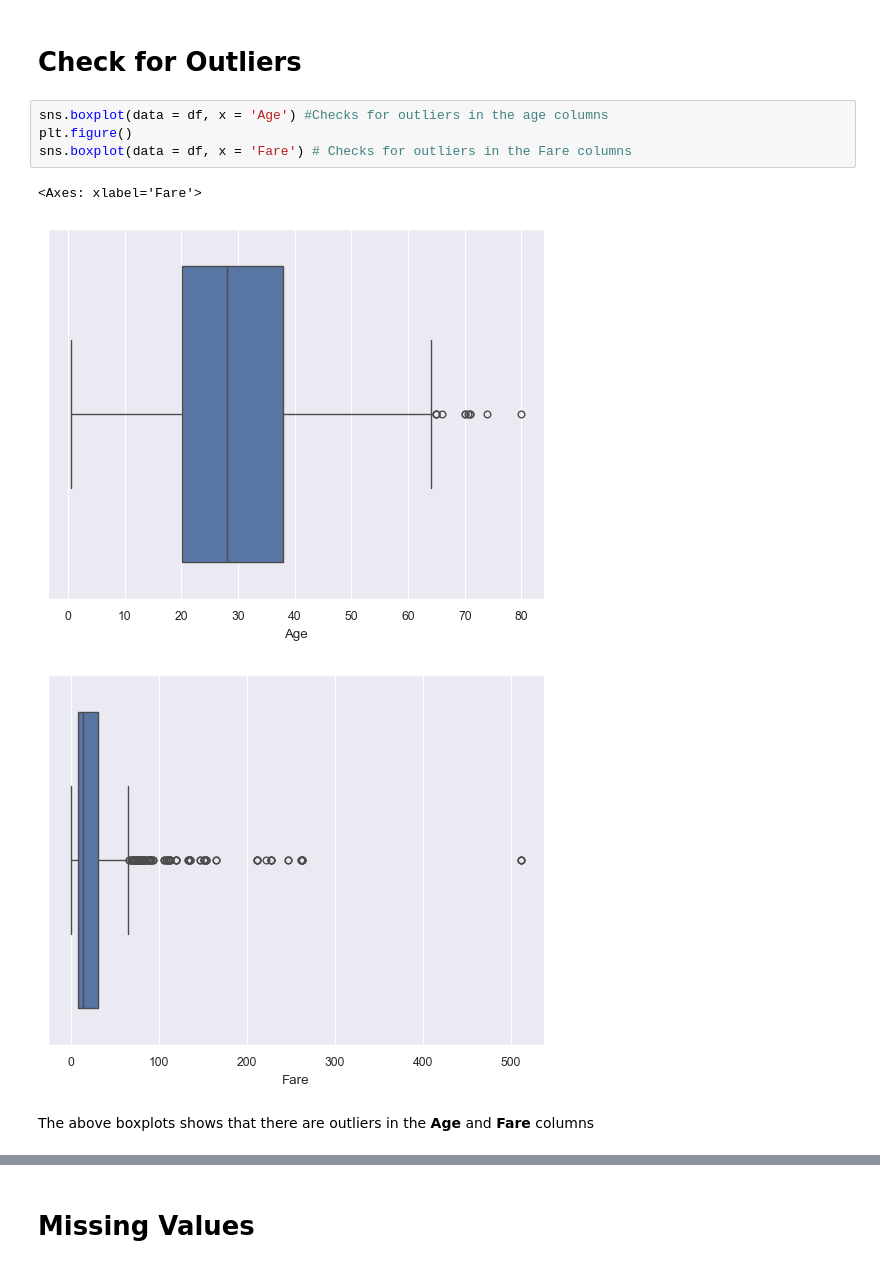
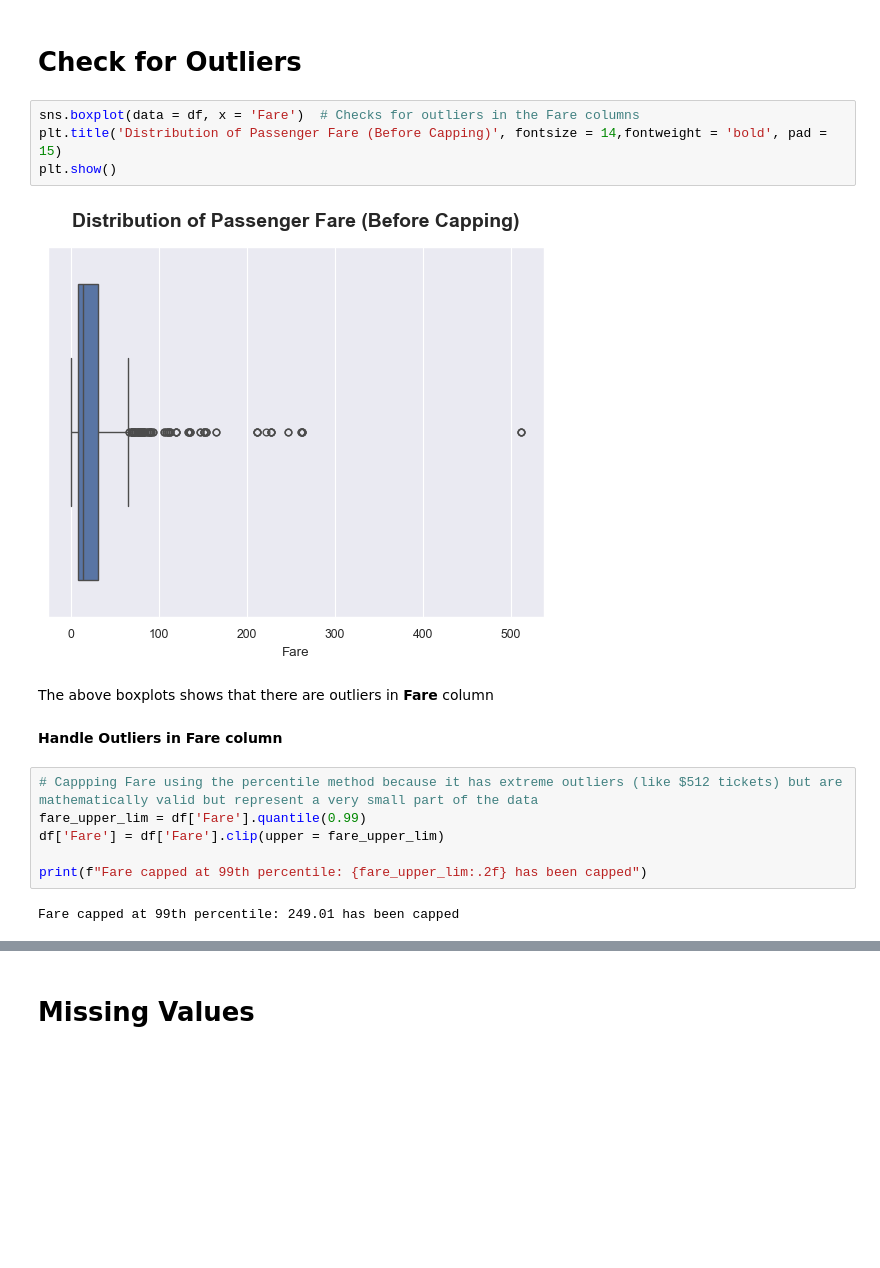
Before and after one commit to Timkizz/Titanic_ML_Falade_Michael, a Jupyter notebook: Titanic.ipynb, the cells around one changed output, grey strips where cells are left out. Cells and saved outputs as stored; diff of their text form; blank space fills up the shorter version.

```diff
--- a/Titanic.ipynb
+++ b/Titanic.ipynb
@@ -163,12 +163,20 @@ The data confirms that **Sex** and **Pclass** are the two most critical factors
 # %% [markdown]
 # Check for Outliers
 # %%
-sns.boxplot(data = df, x = 'Age') #Checks for outliers in the age columns
-plt.figure()
-sns.boxplot(data = df, x = 'Fare') # Checks for outliers in the Fare columns
+sns.boxplot(data = df, x = 'Fare')  # Checks for outliers in the Fare columns
+plt.title('Distribution of Passenger Fare (Before Capping)', fontsize = 14,fontweight = 'bold', pad = 15)
+plt.show()
 # %% [output]
-<Axes: xlabel='Fare'>
-[figure, old version]
+[figure, new version]
-[figure, removed]
 # %% [markdown]
-The above boxplots shows that there are outliers in the **Age** and **Fare** columns
+The above boxplots shows that there are outliers in **Fare** column
+# %% [markdown]
+**Handle Outliers in Fare column**
+# %%
+# Cappping Fare using the percentile method because it has extreme outliers (like $512 tickets) but are mathematically valid but represent a very small part of the data
+fare_upper_lim = df['Fare'].quantile(0.99)
+df['Fare'] = df['Fare'].clip(upper = fare_upper_lim)
+
+print(f"Fare capped at 99th percentile: {fare_upper_lim:.2f} has been capped")
+# %% [output]
+Fare capped at 99th percentile: 249.01 has been capped
```
Also changed, not shown: parts of 5 cells of this notebook.
